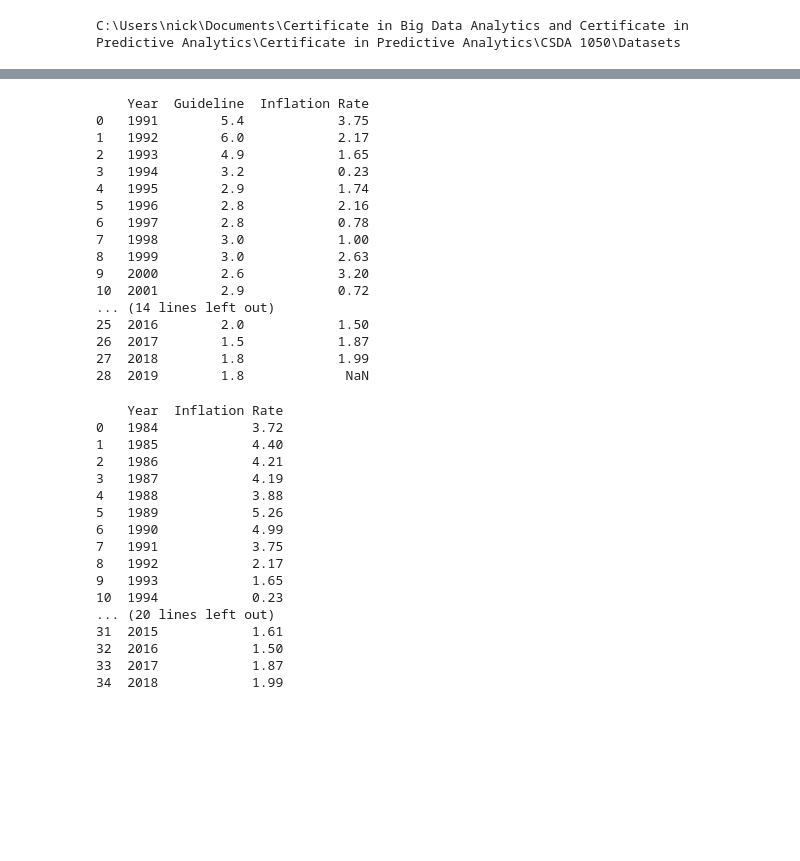
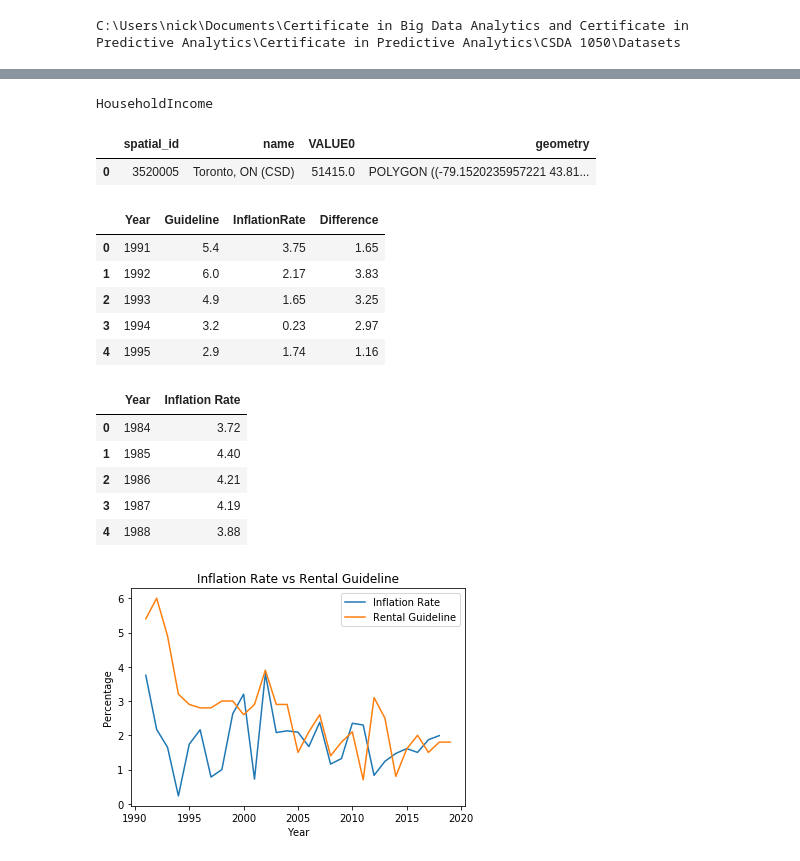
Before and after one commit to Nickolas-Lal/CSDA-1050F18S1, a Jupyter notebook: Nickolas Lal 304365/spint 1/CSDA 1050 Sprint 1.ipynb, the cells around one changed output, grey strips where cells are left out. Saved outputs shown, nothing was run; the diff lists cells and outputs as text; code cells hidden in the pictures; blank space fills up the shorter version.

```diff
--- a/Nickolas Lal 304365/spint 1/CSDA 1050 Sprint 1.ipynb
+++ b/Nickolas Lal 304365/spint 1/CSDA 1050 Sprint 1.ipynb
@@ -34,42 +46,40 @@ print(Income)
+# %%
+HouseholdIncome = gpd.read_file("Household Income.shp")
+print("HouseholdIncome")
+HouseholdIncome.head(5)
+# %% [output]
+HouseholdIncome
+|  | spatial_id | name | VALUE0 | geometry |
+| 0 | 3520005 | Toronto, ON (CSD) | 51415.0 | POLYGON ((-79.1520235957221 43.81... |
 # %%
 Guidelines = pd.read_csv("Rent Increase Guidelines.csv")
-print (Guidelines)
+Guidelines.head(5)
 # %% [output]
-    Year  Guideline  Inflation Rate
-0   1991        5.4            3.75
-1   1992        6.0            2.17
-2   1993        4.9            1.65
-3   1994        3.2            0.23
-4   1995        2.9            1.74
-5   1996        2.8            2.16
-6   1997        2.8            0.78
-7   1998        3.0            1.00
-8   1999        3.0            2.63
-9   2000        2.6            3.20
-10  2001        2.9            0.72
-... (14 lines left out)
-25  2016        2.0            1.50
-26  2017        1.5            1.87
-27  2018        1.8            1.99
-28  2019        1.8             NaN
+|  | Year | Guideline | InflationRate | Difference |
+| 0 | 1991 | 5.4 | 3.75 | 1.65 |
+| 1 | 1992 | 6.0 | 2.17 | 3.83 |
+| 2 | 1993 | 4.9 | 1.65 | 3.25 |
+| 3 | 1994 | 3.2 | 0.23 | 2.97 |
+| 4 | 1995 | 2.9 | 1.74 | 1.16 |
 # %%
-Inflation = pd.read_csv("Inflation Rate Canada.csv")
-print(Inflation)
+CPI = pd.read_csv("Inflation Rate Canada.csv")
+CPI.head(5)
 # %% [output]
-    Year  Inflation Rate
-0   1984            3.72
-1   1985            4.40
-2   1986            4.21
-3   1987            4.19
-4   1988            3.88
-5   1989            5.26
-6   1990            4.99
-7   1991            3.75
-8   1992            2.17
-9   1993            1.65
-10  1994            0.23
-... (20 lines left out)
-31  2015            1.61
-32  2016            1.50
-33  2017            1.87
-34  2018            1.99
+|  | Year | Inflation Rate |
+| 0 | 1984 | 3.72 |
+| 1 | 1985 | 4.40 |
+| 2 | 1986 | 4.21 |
+| 3 | 1987 | 4.19 |
+| 4 | 1988 | 3.88 |
+# %%
+#Let's looks at the exploratory analysis
+#Compare Inflation rate with rental increase guidelines,here we can see that generally the rent increase is always larger than inflation although there have been a vew occastions where it was smaller.
+plt.plot(Guidelines.Year,Guidelines.InflationRate)
+plt.plot(Guidelines.Year,Guidelines.Guideline)
+plt.title("Inflation Rate vs Rental Guideline")
+plt.xlabel("Year")
+plt.ylabel("Percentage")
+plt.legend(["Inflation Rate", "Rental Guideline"])
+plt.show()
+# %% [output]
+[figure, added]
```
Also changed, not shown: parts of 11 cells of this notebook.
